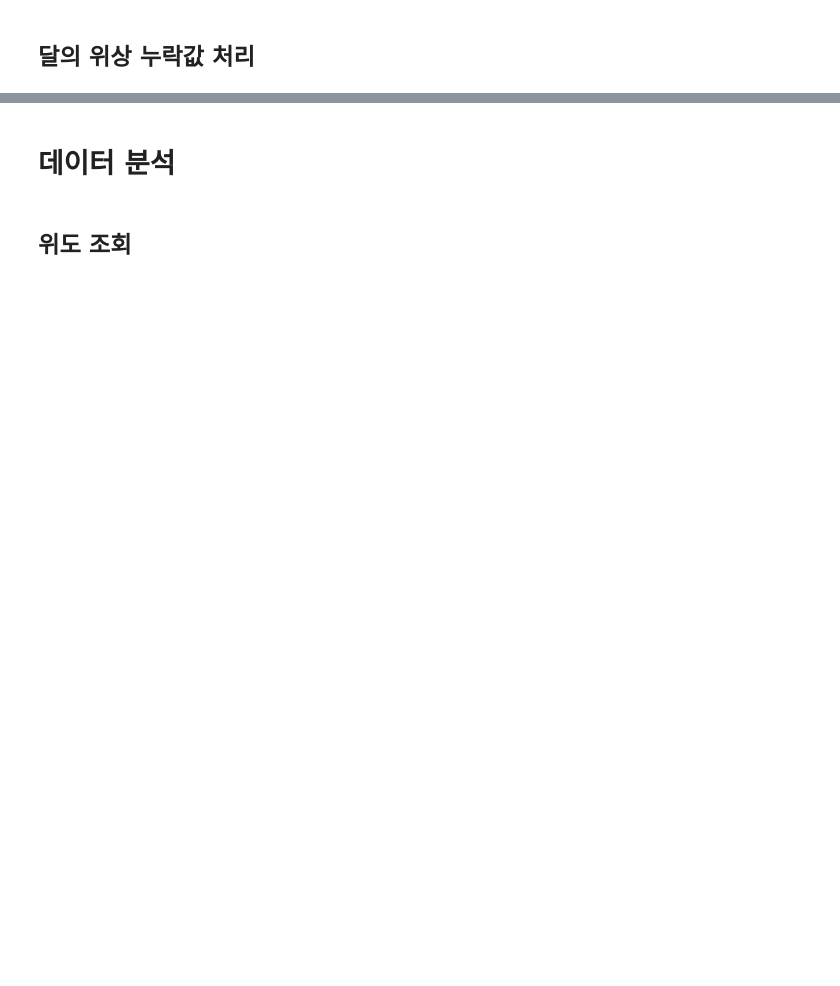
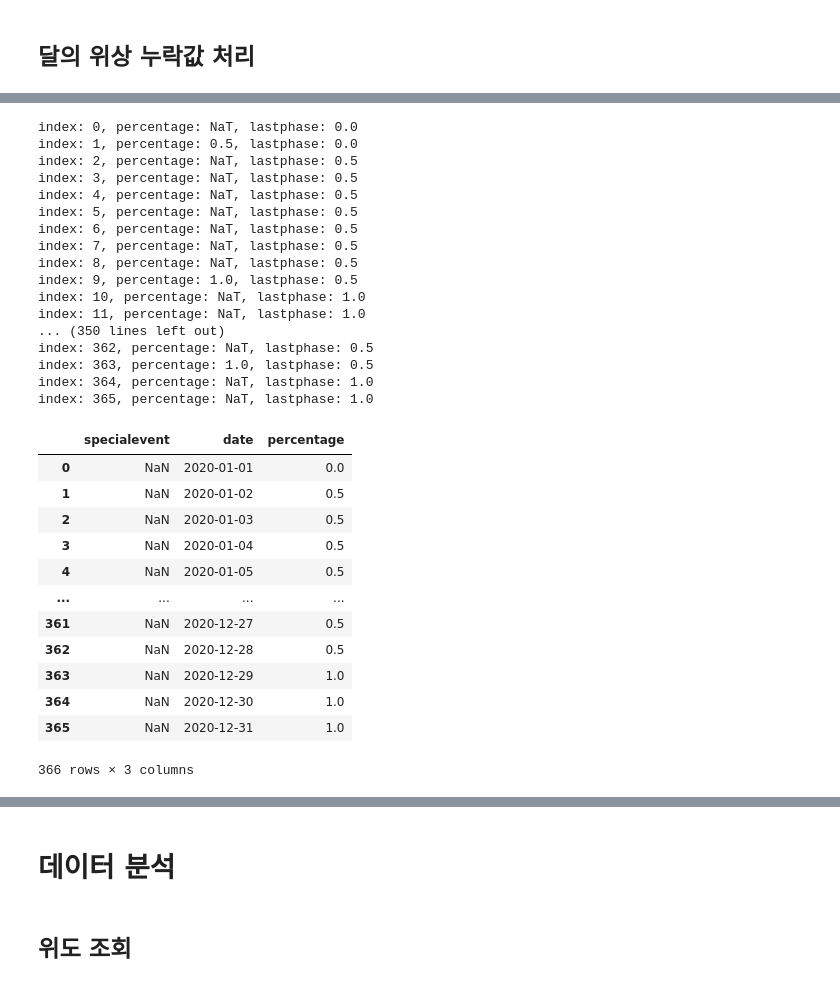
Before and after one commit to luna-luna-park/MS-AI-School, a Jupyter notebook: PYTHONSTUDY/2_유성우_미션.ipynb, the cells around one changed output, grey strips where cells are left out. Drawn from its saved outputs; the diff is of its cells as text; code cells hidden in the pictures; blank space fills up the shorter version.

```diff
--- a/PYTHONSTUDY/2_유성우_미션.ipynb
+++ b/PYTHONSTUDY/2_유성우_미션.ipynb
@@ -458,0 +361,44 @@ memory usage: 5.8 KB
+# %%
+lastphase = 0.0
+
+for index, row in moon_phases.iterrows():
+    print(f"index: {index}, percentage: {row['percentage']}, lastphase: {lastphase}")  # 디버깅
+
+    if pd.isna(row['percentage']):
+        moon_phases.at[index, 'percentage'] = lastphase
+    else:
+        lastphase = row['percentage']
+
+
+moon_phases
+# %% [output]
+index: 0, percentage: NaT, lastphase: 0.0
+index: 1, percentage: 0.5, lastphase: 0.0
+index: 2, percentage: NaT, lastphase: 0.5
+index: 3, percentage: NaT, lastphase: 0.5
+index: 4, percentage: NaT, lastphase: 0.5
+index: 5, percentage: NaT, lastphase: 0.5
+index: 6, percentage: NaT, lastphase: 0.5
+index: 7, percentage: NaT, lastphase: 0.5
+index: 8, percentage: NaT, lastphase: 0.5
+index: 9, percentage: 1.0, lastphase: 0.5
+index: 10, percentage: NaT, lastphase: 1.0
+index: 11, percentage: NaT, lastphase: 1.0
+... (350 lines left out)
+index: 362, percentage: NaT, lastphase: 0.5
+index: 363, percentage: 1.0, lastphase: 0.5
+index: 364, percentage: NaT, lastphase: 1.0
+index: 365, percentage: NaT, lastphase: 1.0
+|  | specialevent | date | percentage |
+| 0 | NaN | 2020-01-01 | 0.0 |
+| 1 | NaN | 2020-01-02 | 0.5 |
+| 2 | NaN | 2020-01-03 | 0.5 |
+| 3 | NaN | 2020-01-04 | 0.5 |
+| 4 | NaN | 2020-01-05 | 0.5 |
+| ... | ... | ... | ... |
+| 361 | NaN | 2020-12-27 | 0.5 |
+| 362 | NaN | 2020-12-28 | 0.5 |
+| 363 | NaN | 2020-12-29 | 1.0 |
+| 364 | NaN | 2020-12-30 | 1.0 |
+| 365 | NaN | 2020-12-31 | 1.0 |
+366 rows × 3 columns
```
Also changed, not shown: parts of 57 cells of this notebook.
